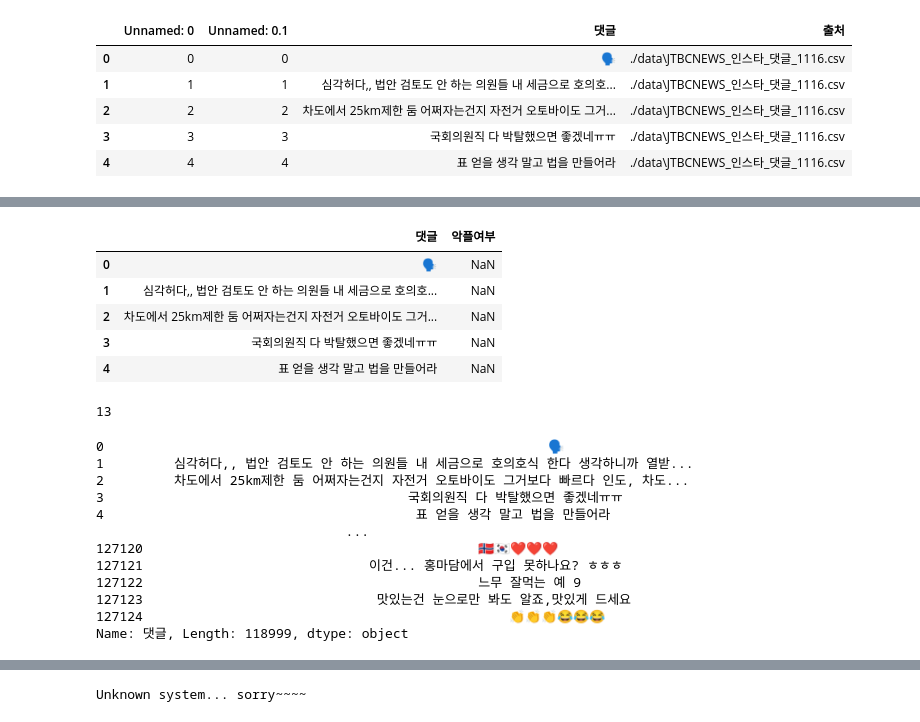
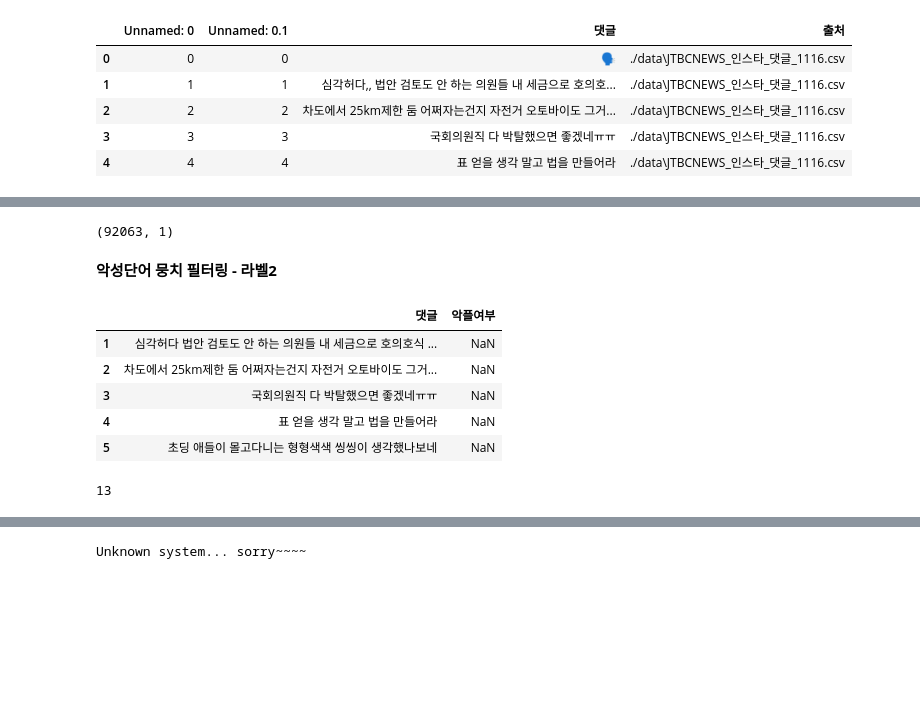
Before and after one commit to gabychoi/MultimediaJournalism, a Jupyter notebook: EDA.ipynb, the cells around one changed output, grey strips where cells are left out. Drawn from its saved outputs; the diff is of its cells as text; code cells hidden in the pictures; blank space fills up the shorter version.

```diff
--- a/EDA.ipynb
+++ b/EDA.ipynb
@@ -48,0 +56,8 @@ preprocessing_df = preprocessing_df['댓글']
+# %%
+# 양 옆 빈 공백 제거
+preprocessing_df['댓글'] = preprocessing_df['댓글'].str.rstrip()
+preprocessing_df['댓글'] = preprocessing_df['댓글'].str.lstrip()
+# %%
+# 빈댓글 제거
+preprocessing_df = preprocessing_df[preprocessing_df['댓글'] != '']
+preprocessing_df = preprocessing_df[preprocessing_df['댓글'] != ' ']
@@ -48,0 +67,3 @@ preprocessing_df = preprocessing_df['댓글']
+# %%
+comment_df = pd.DataFrame(preprocessing_df)
+comment_df['댓글'].str.lower()
@@ -49,32 +83,24 @@ preprocessing_df = preprocessing_df['댓글']
+# %%
+preprocessing_df = comment_df[~comment_df['댓글'].str.isalpha()]
+# %%
+preprocessing_df.shape
+# %% [output]
+(92063, 1)
+# %% [markdown]
+**악성단어 뭉치 필터링 - 라벨2**
 # %%
-preprocessing_df = pd.DataFrame(preprocessing_df)
 preprocessing_df['악플여부'] = np.NaN
 preprocessing_df.head()
 # %% [output]
 |  | 댓글 | 악플여부 |
-| 0 | 🗣 | NaN |
-| 1 | 심각허다,, 법안 검토도 안 하는 의원들 내 세금으로 호의호... | NaN |
+| 1 | 심각허다 법안 검토도 안 하는 의원들 내 세금으로 호의호식 ... | NaN |
 | 2 | 차도에서 25km제한 둠 어쩌자는건지 자전거 오토바이도 그거... | NaN |
 | 3 | 국회의원직 다 박탈했으면 좋겠네ㅠㅠ | NaN |
 | 4 | 표 얻을 생각 말고 법을 만들어라 | NaN |
+| 5 | 초딩 애들이 몰고다니는 형형색색 씽씽이 생각했나보네 | NaN |
 # %%
 filter_word_df = pd.read_excel('/content/gdrive/My Drive/eda_data/필터링단어.xlsx')
 # %%
 filter_word_df.shape[1]
 # %% [output]
 13
-# %%
-preprocessing_df['댓글'].dropna()
-# %% [output]
-0                                                         🗣
-1         심각허다,, 법안 검토도 안 하는 의원들 내 세금으로 호의호식 한다 생각하니까 열받...
-2         차도에서 25km제한 둠 어쩌자는건지 자전거 오토바이도 그거보다 빠르다 인도, 차도...
-3                                       국회의원직 다 박탈했으면 좋겠네ㅠㅠ
-4                                        표 얻을 생각 말고 법을 만들어라
-                                ...
-127120                                           🇧🇻🇰🇷❤️❤️❤️
-127121                             이건... 홍마담에서 구입 못하나요? ㅎㅎㅎ
-127122                                           느무 잘먹는 예 9
-127123                              맛있는건 눈으로만 봐도 알죠,맛있게 드세요
-127124                                               👏👏👏😂😂😂
-Name: 댓글, Length: 118999, dtype: object
```
Also changed, not shown: parts of 49 cells of this notebook.
